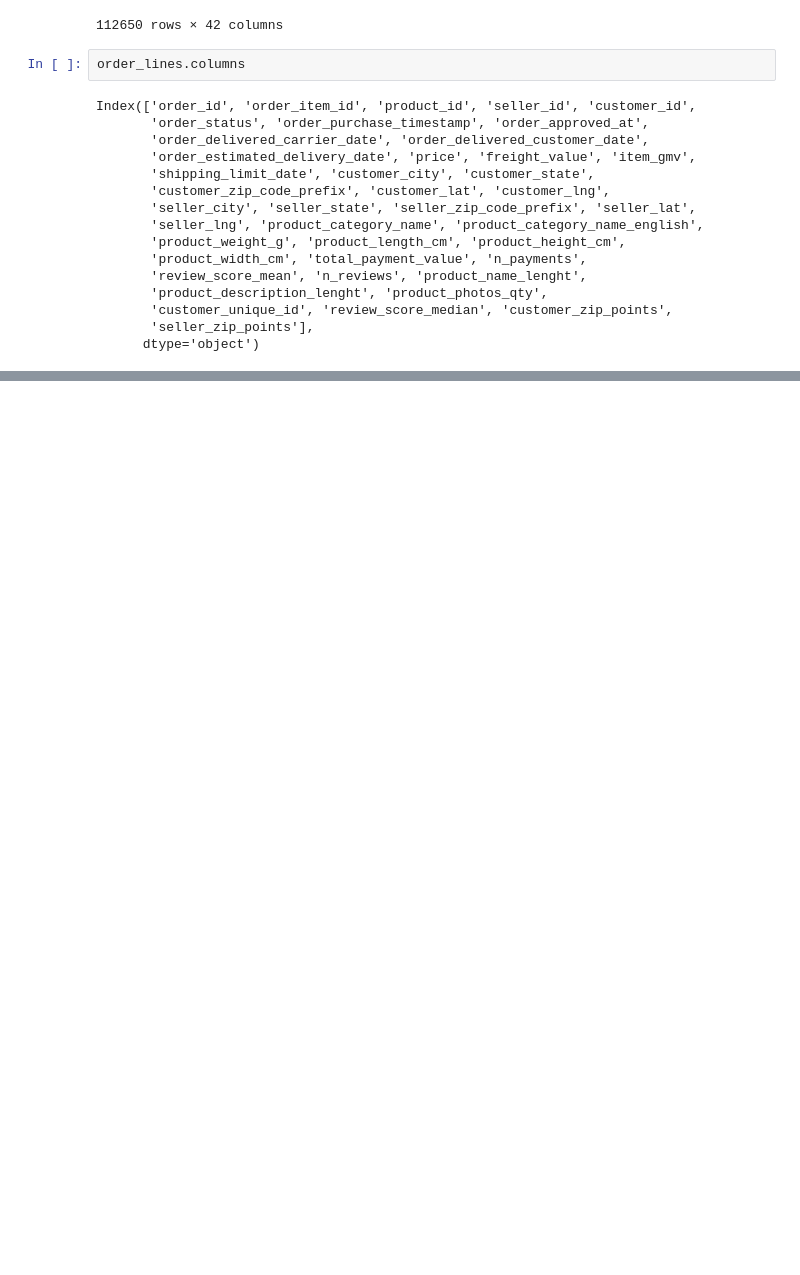
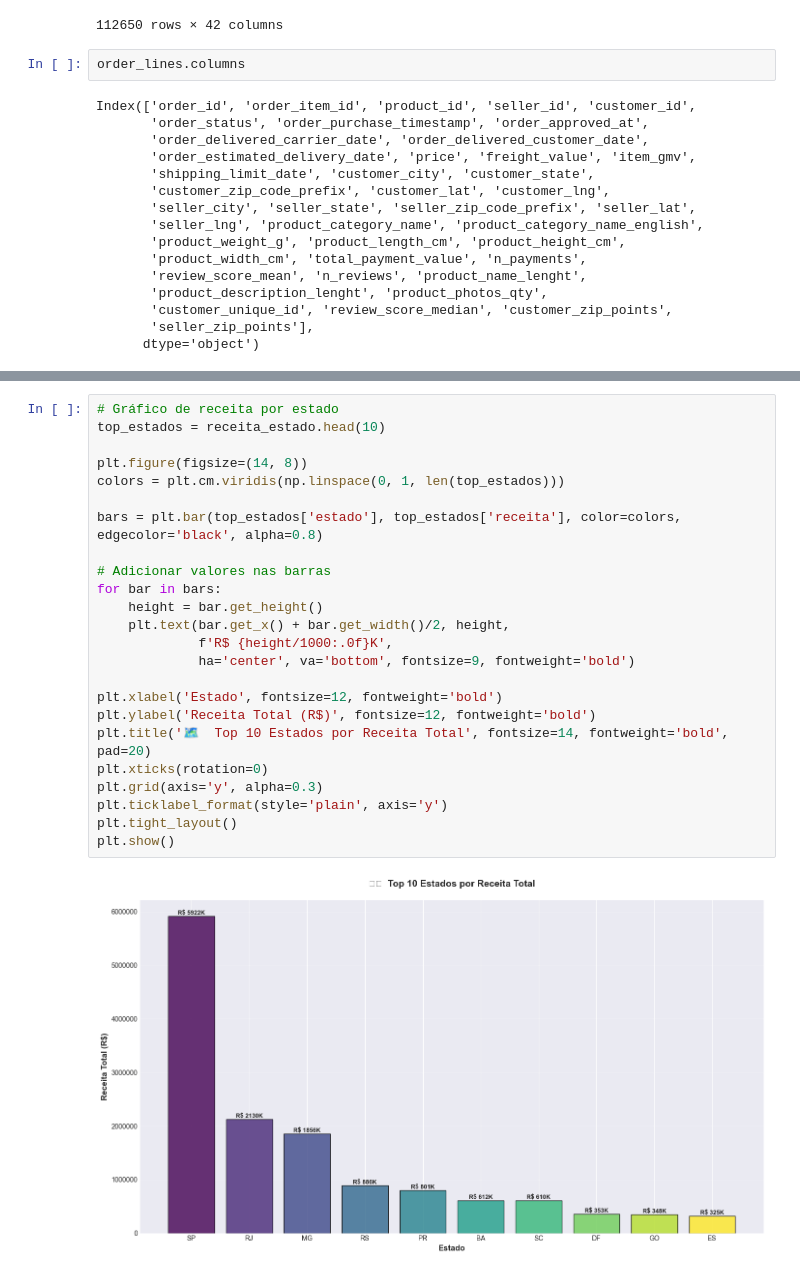
Before and after one commit to leonardod7/ProjetoExtracaoIBMEC, a Jupyter notebook: extracao_trabalho.ipynb, the cells around one changed output, grey strips where cells are left out. Cells and saved outputs as stored; diff of their text form; blank space fills up the shorter version.

```diff
--- a/extracao_trabalho.ipynb
+++ b/extracao_trabalho.ipynb
@@ -320,0 +674,26 @@ Com a base consolidada, o próximo passo é realizar uma Análise Exploratória
+# %%
+# Gráfico de receita por estado
+top_estados = receita_estado.head(10)
+
+plt.figure(figsize=(14, 8))
+colors = plt.cm.viridis(np.linspace(0, 1, len(top_estados)))
+
+bars = plt.bar(top_estados['estado'], top_estados['receita'], color=colors, edgecolor='black', alpha=0.8)
+
+# Adicionar valores nas barras
+for bar in bars:
+    height = bar.get_height()
+    plt.text(bar.get_x() + bar.get_width()/2, height,
+             f'R$ {height/1000:.0f}K',
+             ha='center', va='bottom', fontsize=9, fontweight='bold')
+
+plt.xlabel('Estado', fontsize=12, fontweight='bold')
+plt.ylabel('Receita Total (R$)', fontsize=12, fontweight='bold')
+plt.title('🗺️  Top 10 Estados por Receita Total', fontsize=14, fontweight='bold', pad=20)
+plt.xticks(rotation=0)
+plt.grid(axis='y', alpha=0.3)
+plt.ticklabel_format(style='plain', axis='y')
+plt.tight_layout()
+plt.show()
+# %% [output]
+[figure, added]
```
Also changed, not shown: parts of 33 cells of this notebook.
